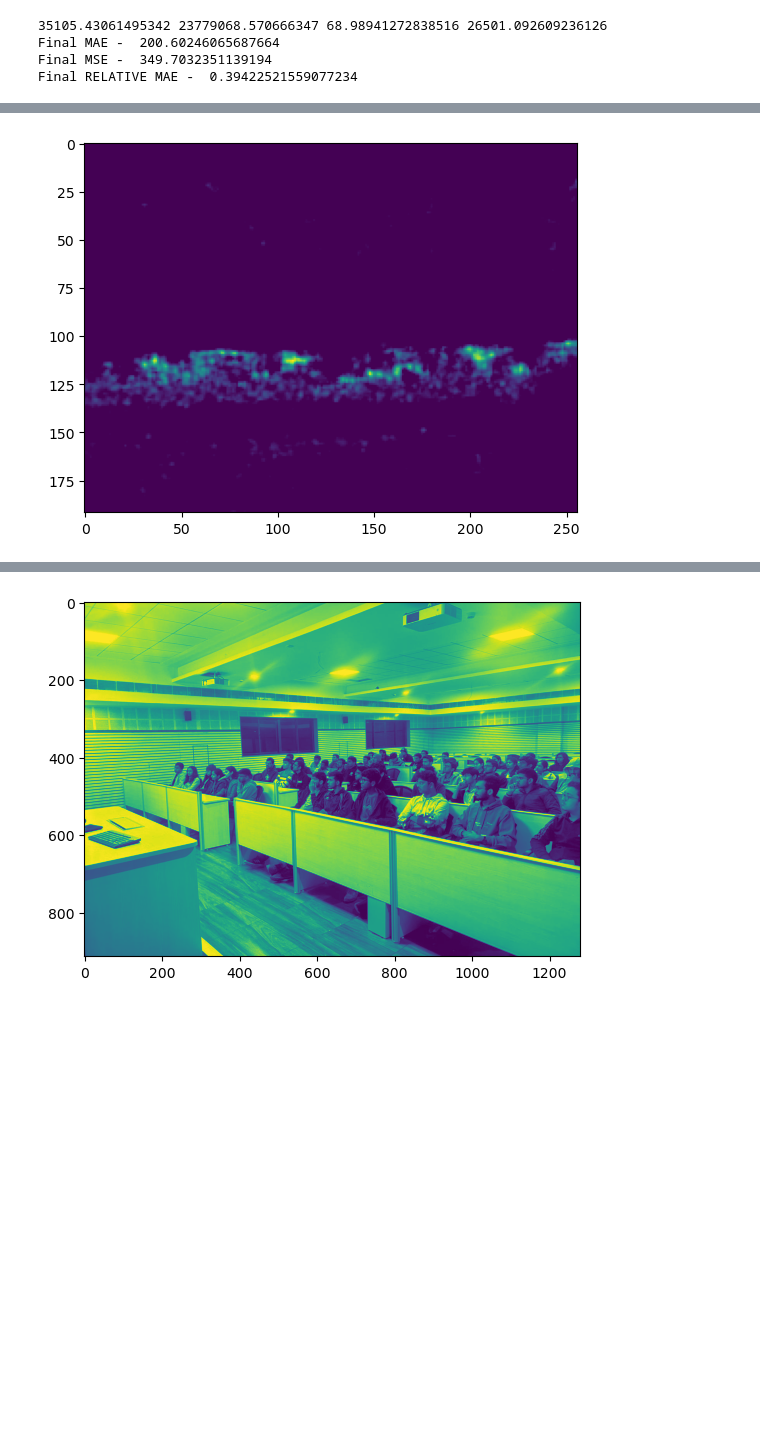
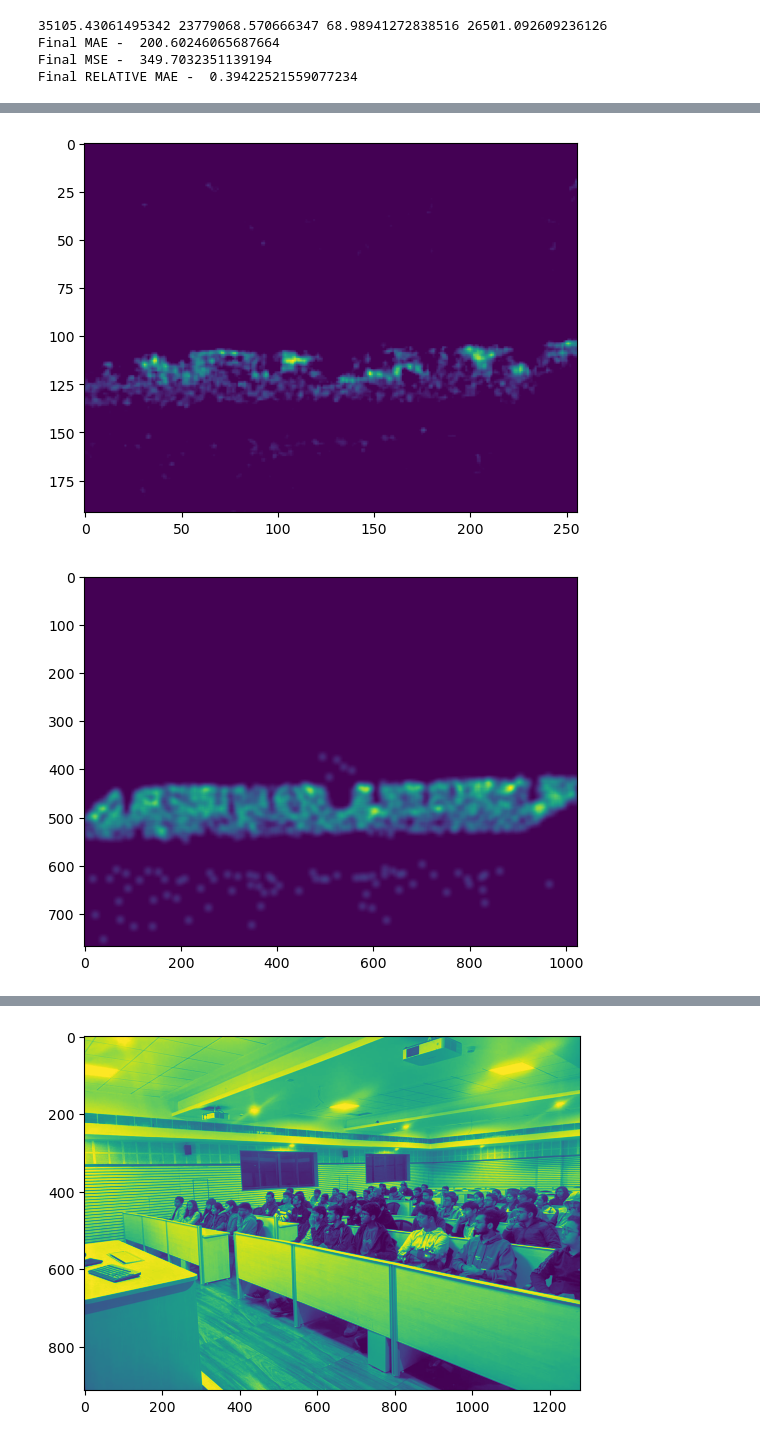
Before and after one commit to Redluigi1/Crowd_counting_using_MCNN, a Jupyter notebook: main.ipynb, the cells around one changed output, grey strips where cells are left out. Drawn from its saved outputs; the diff is of its cells as text; code cells hidden in the pictures; blank space fills up the shorter version.

```diff
--- a/main.ipynb
+++ b/main.ipynb
@@ -756,16 +756,21 @@ Final RELATIVE MAE -  0.39422521559077234
 # %%
 input_image = image_to_matrix_for_eval('IMG_1.jpg')
 output_image = MODEL(input_image)
 
 input_image = input_image.squeeze()
 input_image = input_image.detach().cpu().numpy()
 
 output_image = output_image.squeeze().detach().cpu().numpy()
+actual_heatmap = density_map('IMG_1.jpg','GT_IMG_1.mat')
+
 
 plt.imshow(input_image)
 plt.show()
 plt.imshow(output_image)
 plt.show()
+plt.imshow(actual_heatmap)
+plt.show()
 # %% [output]
 [figure]
 [figure]
+[figure, added]
```
Also changed, not shown: parts of 2 cells of this notebook.
